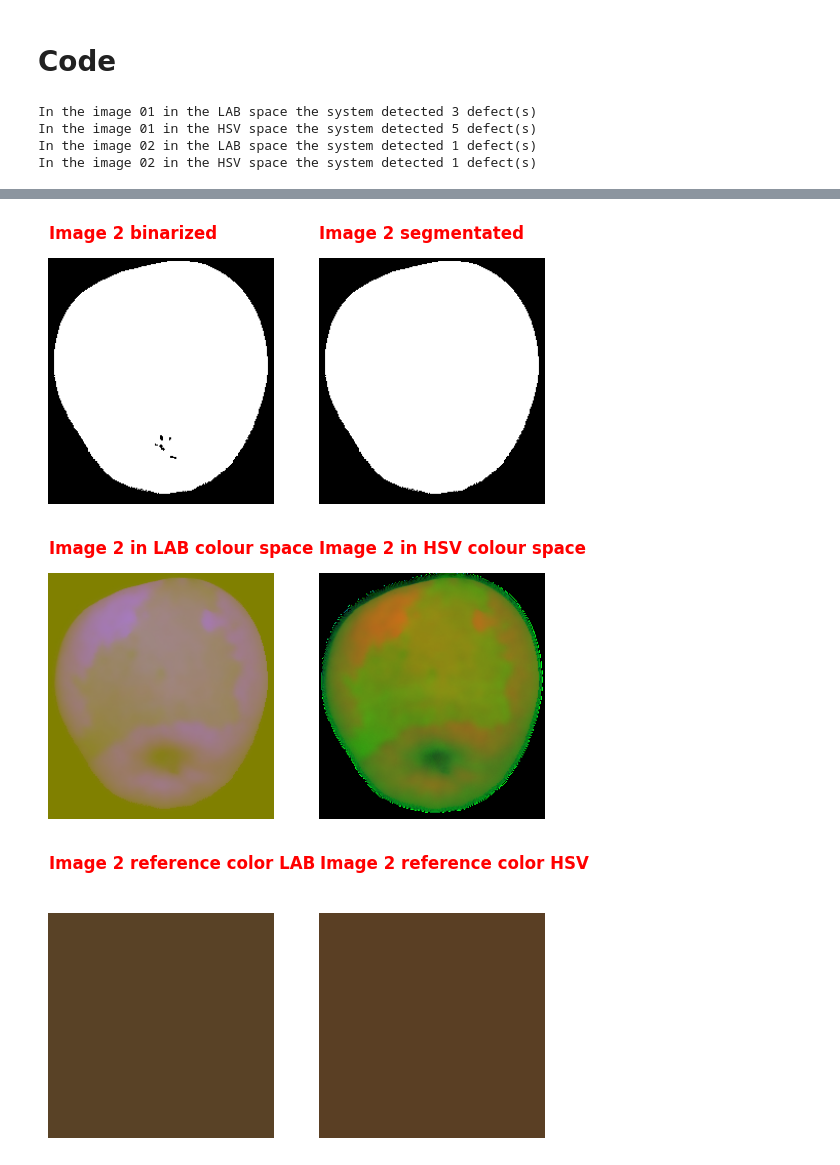
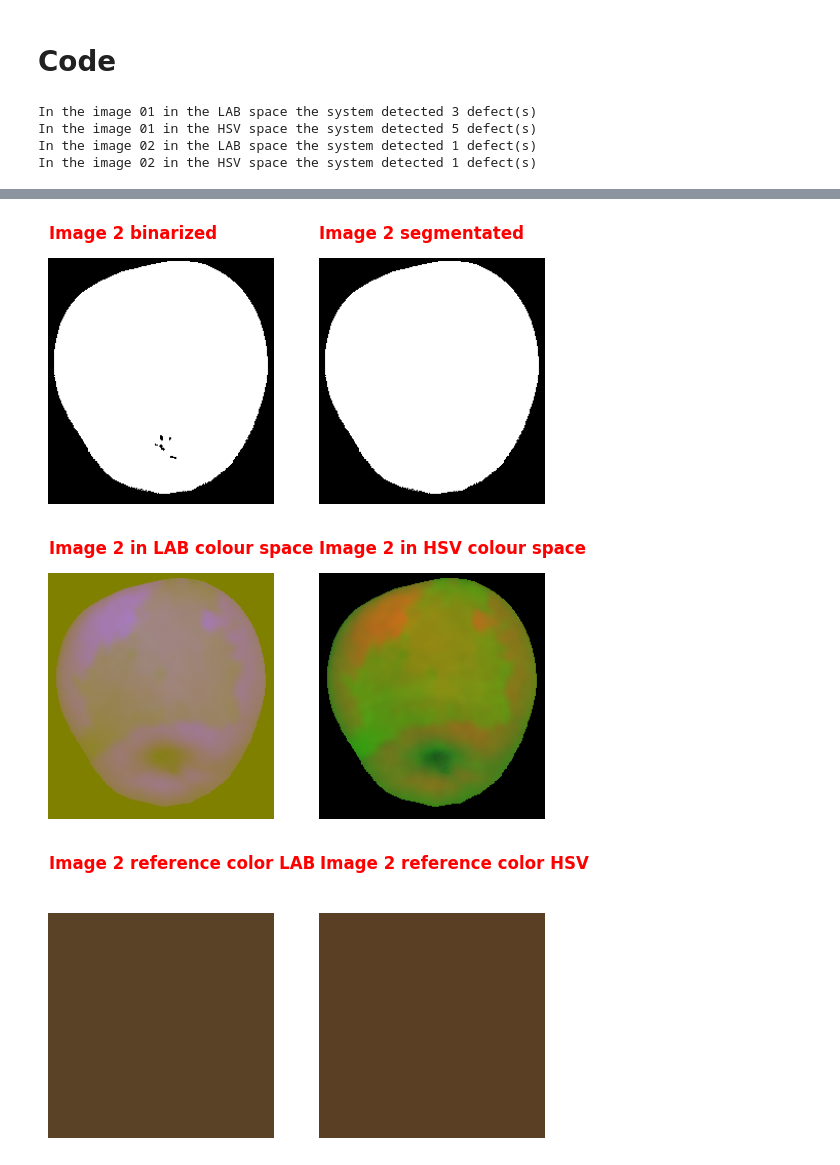
Before and after one commit to AntheaSilvia/ProjectWork_CV, a Jupyter notebook: second_task.ipynb, the cells around one changed output, grey strips where cells are left out. Cells and saved outputs as stored; diff of their text form; code cells hidden in the pictures.

```diff
--- a/second_task.ipynb
+++ b/second_task.ipynb
@@ -138,29 +138,30 @@ for i in range(len(gray_images)):
 
     show_images("Image " + str(image_count) + " binarized", "Image " + str(image_count) + " segmentated", binarized, filled_image)
 
-    # Erode one time to remove dark contour
-    kernel = np.ones((5, 5), np.uint8)
-    eroded = cv2.erode(filled_image, kernel, iterations=1)
-
     #Step 3 - SMOOTHING
     # Get grayscale fruit from filled mask
     mask = cv2.bitwise_and(color_image, color_image, mask=filled_image)
     #Blurred image with the bilateral filter, that is an edge-preserving filter
     blurred_image = cv2.bilateralFilter(mask, 11, 100, 75)
 
+    # Erode one time to remove dark contour
+    kernel = np.ones((5, 5), np.uint8)
+    eroded = cv2.erode(filled_image, kernel, iterations=1)
+
     fruit = cv2.bitwise_and(blurred_image, blurred_image, mask=eroded)
+
     # Convert isolated fruit to LAB color space
-    fruit_lab = cv2.cvtColor(blurred_image, cv2.COLOR_BGR2LAB)
+
+    fruit_lab = cv2.cvtColor(fruit, cv2.COLOR_BGR2LAB)
 
     # Convert isolated fruit to HSV color space
-    fruit_hsv = cv2.cvtColor(blurred_image, cv2.COLOR_BGR2HSV)
+    fruit_hsv = cv2.cvtColor(fruit, cv2.COLOR_BGR2HSV)
 
     show_images("Image " + str(image_count) + " in LAB colour space", "Image " + str(image_count) + " in HSV colour space", fruit_lab, fruit_hsv)
 
     #Step 4 - FIND DEFECT COLOUR WITH SAMPLES in LAB and HSV color spaces
     # Create data structures to store total covariance and mean of samples
     covariance_tot_LAB = np.zeros((2, 2), dtype="float64")
-    covariance_tot_HSV = np.zeros((2, 2), dtype="float64")
     mean_tot_LAB = np.zeros((1, 2), dtype="float64")
     mean_tot_HSV = np.zeros((1, 2), dtype="float64")
 
@@ -277,14 +278,6 @@ for i in range(len(gray_images)):
 
     russet_hsv = cv2.bitwise_and(fruit, fruit, mask=russet_component_HSV)
 
-    cv2.imshow('original_lab', original_lab)
-    cv2.waitKey()
-    cv2.destroyAllWindows()
-
-    cv2.imshow('original_hsv', original_hsv)
-    cv2.waitKey()
-    cv2.destroyAllWindows()
-
     show_images("Russet LAB", "Russet HSV", russet_lab, russet_hsv)
     show_images("Defects in LAB space", "Defects in HSV space", original_lab, original_hsv)
 
@@ -306,5 +299,5 @@ In the image 02 in the HSV space the system detected 1 defect(s)
 [figure]
-[figure, old version]
+[figure, new version]
 [figure]
 [figure]
 [figure]
```
Also changed, not shown: parts of 1 cell of this notebook, 4 other files.
